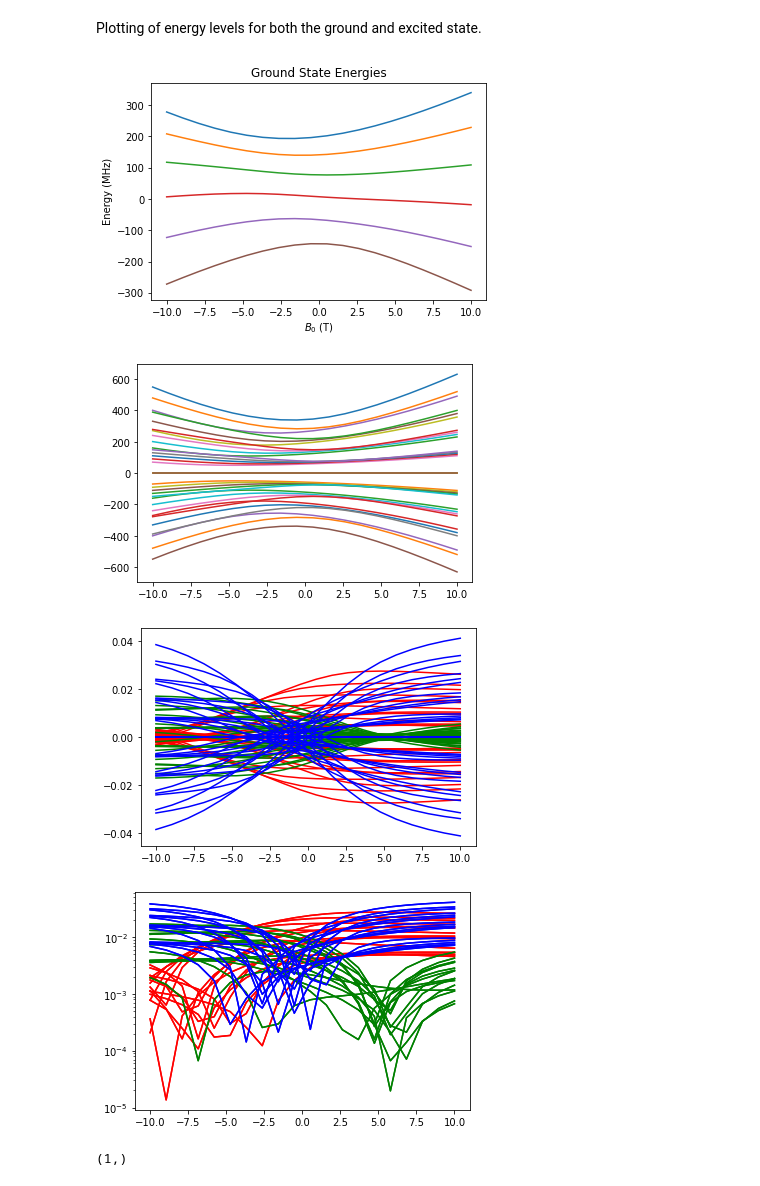
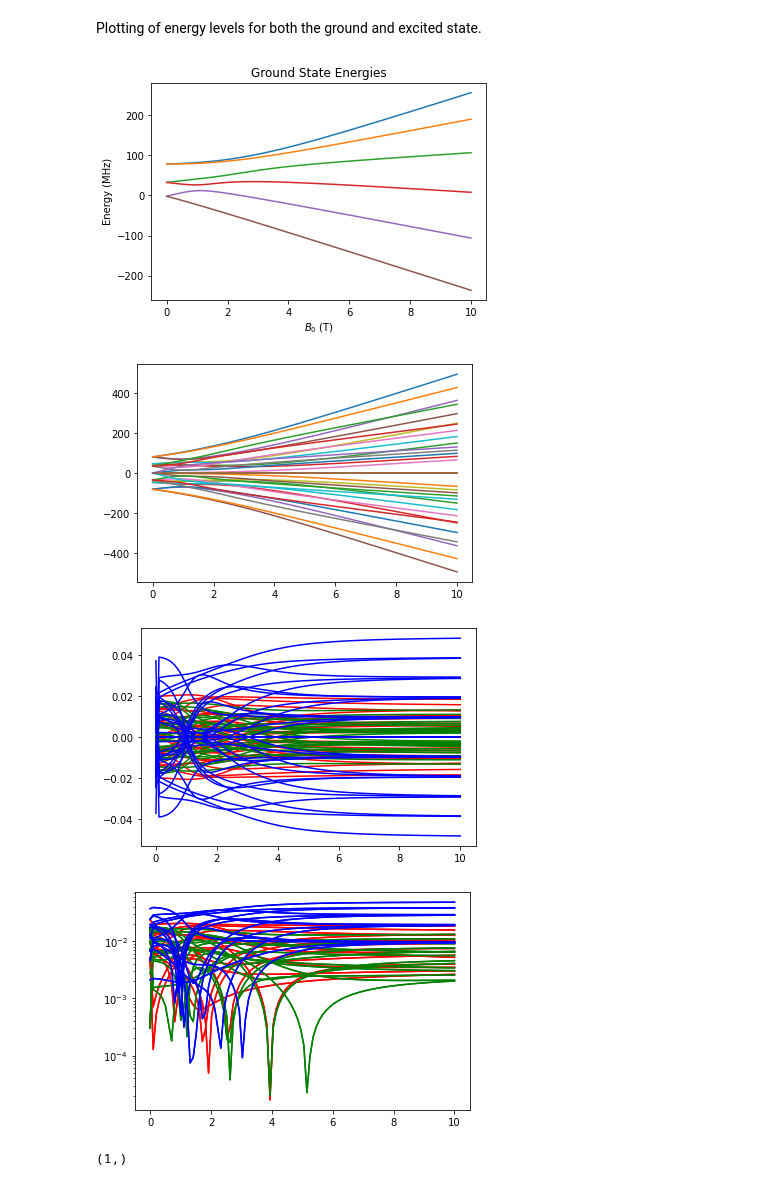
Before and after one commit to Quantum-Integration-Laboratory/qil_spin_Hamiltonian, a Jupyter notebook: Eu_YSO.ipynb, the cells around one changed output. Drawn from its saved outputs; the diff is of its cells as text; code cells hidden in the pictures.

```diff
--- a/Eu_YSO.ipynb
+++ b/Eu_YSO.ipynb
@@ -83,7 +83,7 @@ phi=1*np.pi/2
 thetas=np.pi/2*np.linspace(-1,1,45)
 phis=np.pi/2*np.linspace(-1,1,45)
 #Bs=np.logspace(-3,1,200)
-Bs = np.linspace(-10,10,20)
+Bs = np.linspace(0,10,100)
 thetas = Bs
 phis = Bs
 
@@ -163,33 +163,33 @@ plt.savefig('../Eu')
 plt.show()
 plt.close()
 # %% [output]
-[figure, old version]
+[figure, new version]
 # %%
-Ts = spin.eachElemFunc(F_S,F_S,ax=1)
-plt.plot(Bs,Ts[:,:])
+Ts = spin.eachElemFunc(FreqG,FreqG,ax=3)
+plt.plot(Bs,Ts[0,0,:,:])
 plt.show()
 plt.close()
 
 OS = spin.eachElemFunc(OS_SG,OS_SG,ax=3)
 plt.plot(Bs,np.real(OS[0,0,:,:,0]),'r')
 plt.plot(Bs,np.real(OS[0,0,:,:,1]),'g')
 plt.plot(Bs,np.real(OS[0,0,:,:,2]),'b')
 plt.show()
 plt.close()
 plt.semilogy(Bs,np.abs(OS[0,0,:,:,0]),'r')
 plt.semilogy(Bs,np.abs(OS[0,0,:,:,1]),'g')
 plt.semilogy(Bs,np.abs(OS[0,0,:,:,2]),'b')
 plt.show()
 plt.close()
 
 
 from scipy.signal import find_peaks
 
 peaks,_ = find_peaks(np.abs(OS[0,0,:,1,0]))
 print(peaks.shape)
 # %% [output]
-[figure, old version]
+[figure, new version]
-[figure, old version]
+[figure, new version]
-[figure, old version]
+[figure, new version]
 (1,)
 # %%
```
Also changed, not shown: parts of 3 cells of this notebook, 6 other files.
